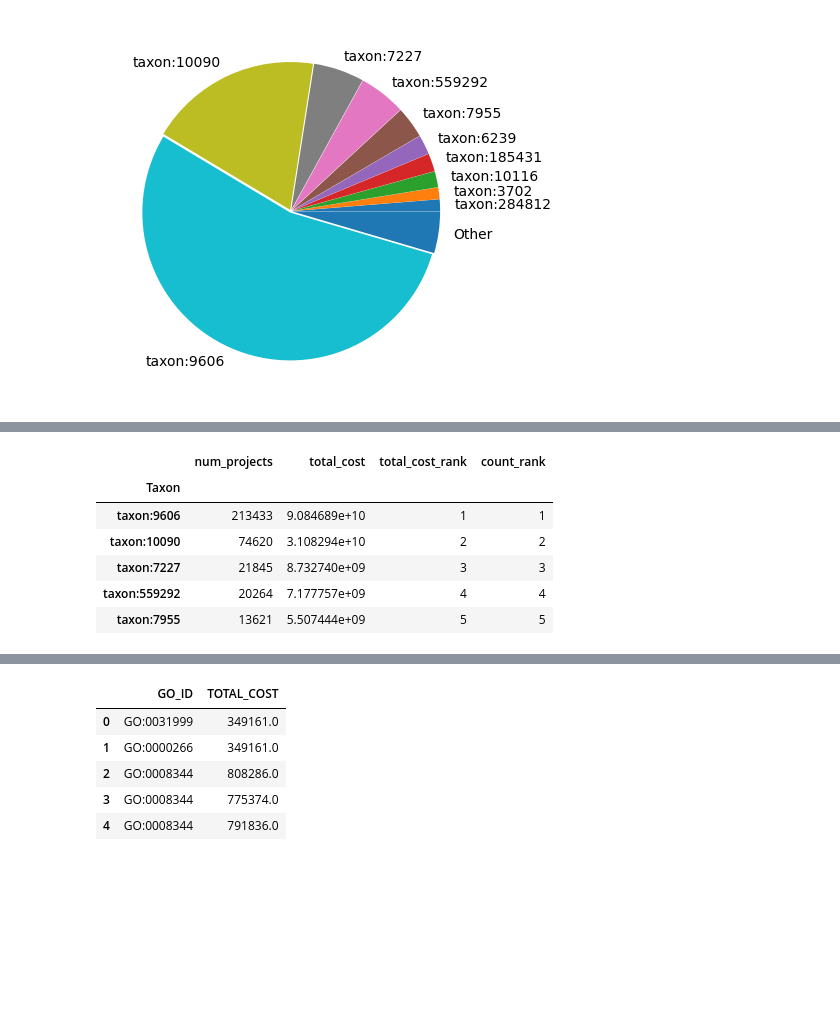
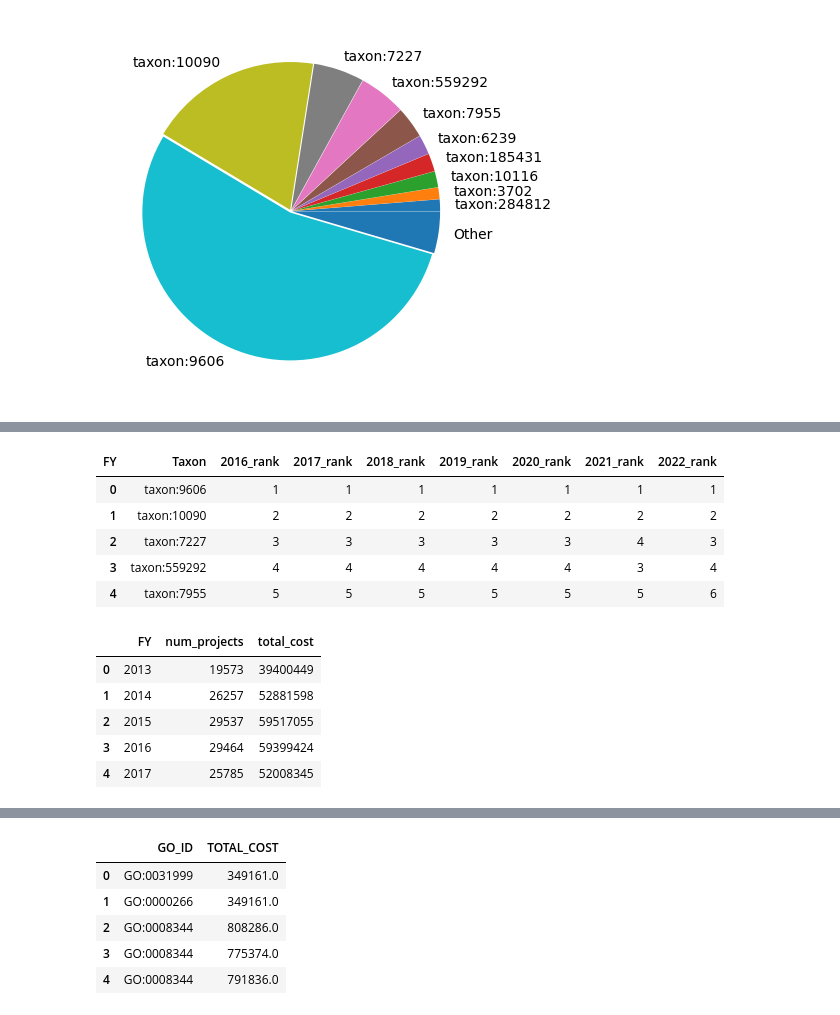
Before and after one commit to Moulica5374/NIH-Funding-Annotation-Analysis-Team-Project, a Jupyter notebook: Data_Analysis.ipynb, the cells around one changed output, grey strips where cells are left out. Saved outputs shown, nothing was run; the diff lists cells and outputs as text; code cells hidden in the pictures; blank space fills up the shorter version.

```diff
--- a/Data_Analysis.ipynb
+++ b/Data_Analysis.ipynb
@@ -208,11 +272,41 @@ plt.show()
+# %%
+# look at the top 5 taxons and drop all columns unrelated to rank
+t5_taxon = ['taxon:9606', 'taxon:10090', 'taxon:7227', 'taxon:559292', 'taxon:7955']
+taxon_rank_cost_by_year[
+    taxon_rank_cost_by_year.index.isin(t5_taxon)
+].sort_values('2016_rank', ascending=True).reset_index()[
+    ['Taxon', '2016_rank', '2017_rank', '2018_rank', '2019_rank', '2020_rank', '2021_rank', '2022_rank']
+]
+# %% [output]
+| FY | Taxon | 2016_rank | 2017_rank | 2018_rank | 2019_rank | 2020_rank | 2021_rank | 2022_rank |
+| 0 | taxon:9606 | 1 | 1 | 1 | 1 | 1 | 1 | 1 |
+| 1 | taxon:10090 | 2 | 2 | 2 | 2 | 2 | 2 | 2 |
+| 2 | taxon:7227 | 3 | 3 | 3 | 3 | 3 | 4 | 3 |
+| 3 | taxon:559292 | 4 | 4 | 4 | 4 | 4 | 3 | 4 |
+| 4 | taxon:7955 | 5 | 5 | 5 | 5 | 5 | 5 | 6 |
 # %%
-# Task 2: Given that human is clearly the
-tot_cost_per_taxon.head()
+# Task 3: Given that human is clearly the most heavily funnded and has the most
+# number of projects, lets take a look at how funding and number of projects has
+# varied over time
+
+# 1 = taxon:9606 (human), 2 = taxon:10090 (house mouse), 3 = taxon:7227 (fruit fly),
+# 4 = taxon:559292 (brewer's yeast), 5 = taxon:7955 (zebrafish)
+#df_rank_time = data[['Taxon', 'TOTAL_COST', 'FY']]
+
+# filter for only human taxons
+taxon_human = data[data['Taxon'] == 'taxon:9606'][['TOTAL_COST', 'FY']]
+
+# get total cost and number of projects per year
+taxon_human_cost = taxon_human.groupby('FY').agg(
+    num_projects = ('FY', 'size'),
+    total_cost = ('FY', 'sum')
+).reset_index()
+
+taxon_human_cost.head()
 # %% [output]
-|  | num_projects | total_cost | total_cost_rank | count_rank |
-| Taxon |  |  |  |  |
-| taxon:9606 | 213433 | 9.084689e+10 | 1 | 1 |
-| taxon:10090 | 74620 | 3.108294e+10 | 2 | 2 |
-| taxon:7227 | 21845 | 8.732740e+09 | 3 | 3 |
-| taxon:559292 | 20264 | 7.177757e+09 | 4 | 4 |
-| taxon:7955 | 13621 | 5.507444e+09 | 5 | 5 |
+|  | FY | num_projects | total_cost |
+| 0 | 2013 | 19573 | 39400449 |
+| 1 | 2014 | 26257 | 52881598 |
+| 2 | 2015 | 29537 | 59517055 |
+| 3 | 2016 | 29464 | 59399424 |
+| 4 | 2017 | 25785 | 52008345 |
```
Also changed, not shown: parts of 9 cells of this notebook.
